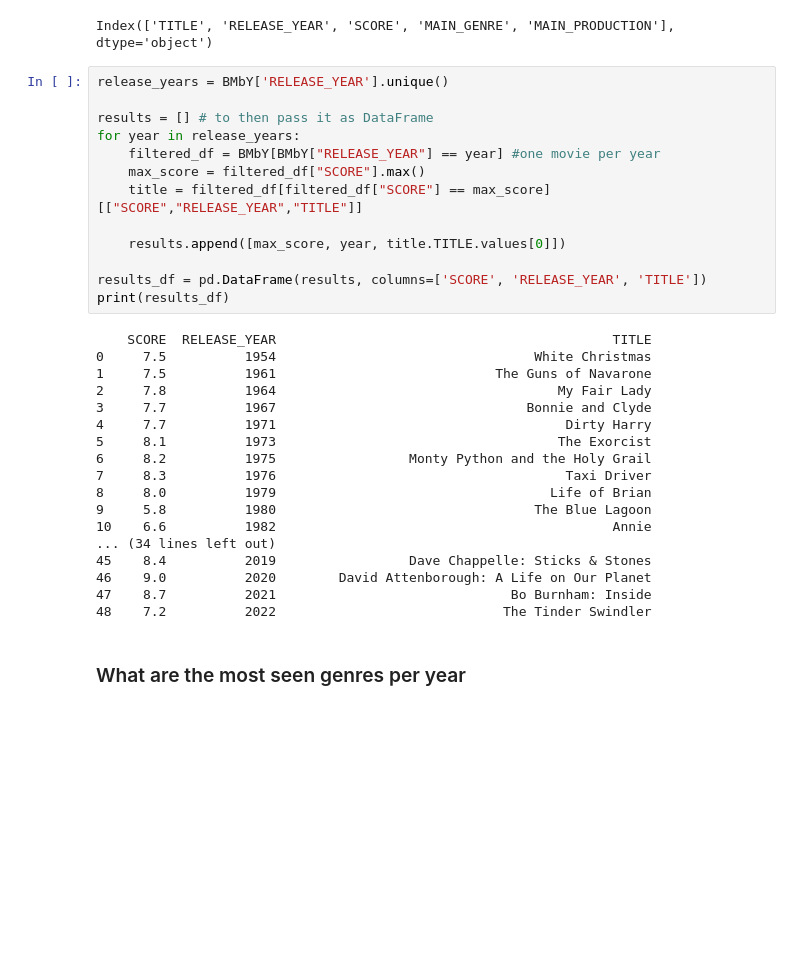
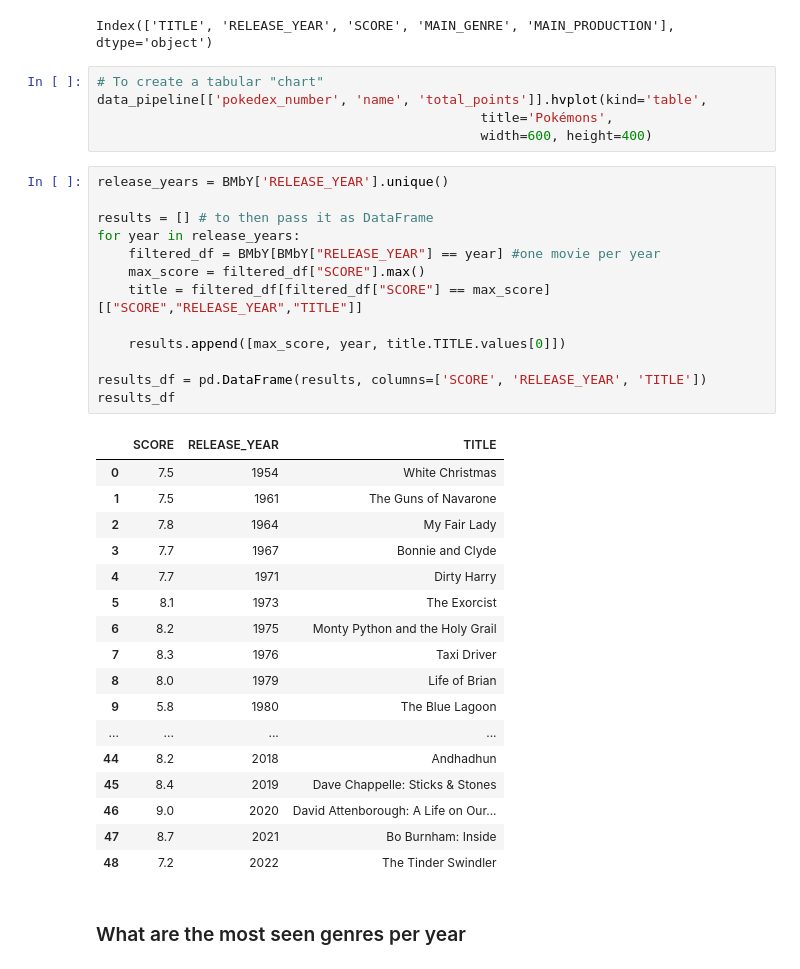
Before and after one commit to ortizfram/Netflix-Top-Rated-Movies-and-TV-Shows, a Jupyter notebook: Netflix Top Rated.ipynb, the cells around one changed output. Cells and saved outputs as stored; diff of their text form; blank space fills up the shorter version.

```diff
--- a/Netflix Top Rated.ipynb
+++ b/Netflix Top Rated.ipynb
@@ -110,37 +112,42 @@ BM
 BMbY.columns
 # %% [output]
 Index(['TITLE', 'RELEASE_YEAR', 'SCORE', 'MAIN_GENRE', 'MAIN_PRODUCTION'], dtype='object')
+# %%
+# To create a tabular "chart"
+data_pipeline[['pokedex_number', 'name', 'total_points']].hvplot(kind='table',
+                                                 title='Pokémons',
+                                                 width=600, height=400)
 # %%
 release_years = BMbY['RELEASE_YEAR'].unique()
 
 results = [] # to then pass it as DataFrame
 for year in release_years:
     filtered_df = BMbY[BMbY["RELEASE_YEAR"] == year] #one movie per year
     max_score = filtered_df["SCORE"].max()
     title = filtered_df[filtered_df["SCORE"] == max_score][["SCORE","RELEASE_YEAR","TITLE"]]
 
     results.append([max_score, year, title.TITLE.values[0]])
 
 results_df = pd.DataFrame(results, columns=['SCORE', 'RELEASE_YEAR', 'TITLE'])
-print(results_df)
+results_df
 # %% [output]
-    SCORE  RELEASE_YEAR                                           TITLE
-0     7.5          1954                                 White Christmas
-1     7.5          1961                            The Guns of Navarone
-2     7.8          1964                                    My Fair Lady
-3     7.7          1967                                Bonnie and Clyde
-4     7.7          1971                                     Dirty Harry
-5     8.1          1973                                    The Exorcist
-6     8.2          1975                 Monty Python and the Holy Grail
-7     8.3          1976                                     Taxi Driver
-8     8.0          1979                                   Life of Brian
-9     5.8          1980                                 The Blue Lagoon
-10    6.6          1982                                           Annie
-... (34 lines left out)
-45    8.4          2019                 Dave Chappelle: Sticks & Stones
-46    9.0          2020        David Attenborough: A Life on Our Planet
-47    8.7          2021                              Bo Burnham: Inside
-48    7.2          2022                             The Tinder Swindler
+|  | SCORE | RELEASE_YEAR | TITLE |
+| 0 | 7.5 | 1954 | White Christmas |
+| 1 | 7.5 | 1961 | The Guns of Navarone |
+| 2 | 7.8 | 1964 | My Fair Lady |
+| 3 | 7.7 | 1967 | Bonnie and Clyde |
+| 4 | 7.7 | 1971 | Dirty Harry |
+| 5 | 8.1 | 1973 | The Exorcist |
+| 6 | 8.2 | 1975 | Monty Python and the Holy Grail |
+| 7 | 8.3 | 1976 | Taxi Driver |
+| 8 | 8.0 | 1979 | Life of Brian |
+| 9 | 5.8 | 1980 | The Blue Lagoon |
+| ... | ... | ... | ... |
+| 44 | 8.2 | 2018 | Andhadhun |
+| 45 | 8.4 | 2019 | Dave Chappelle: Sticks & Stones |
+| 46 | 9.0 | 2020 | David Attenborough: A Life on Our... |
+| 47 | 8.7 | 2021 | Bo Burnham: Inside |
+| 48 | 7.2 | 2022 | The Tinder Swindler |
 # %% [markdown]
 ### What are the most seen genres per year
 # %%
```
Also changed, not shown: parts of 1 cell of this notebook.
